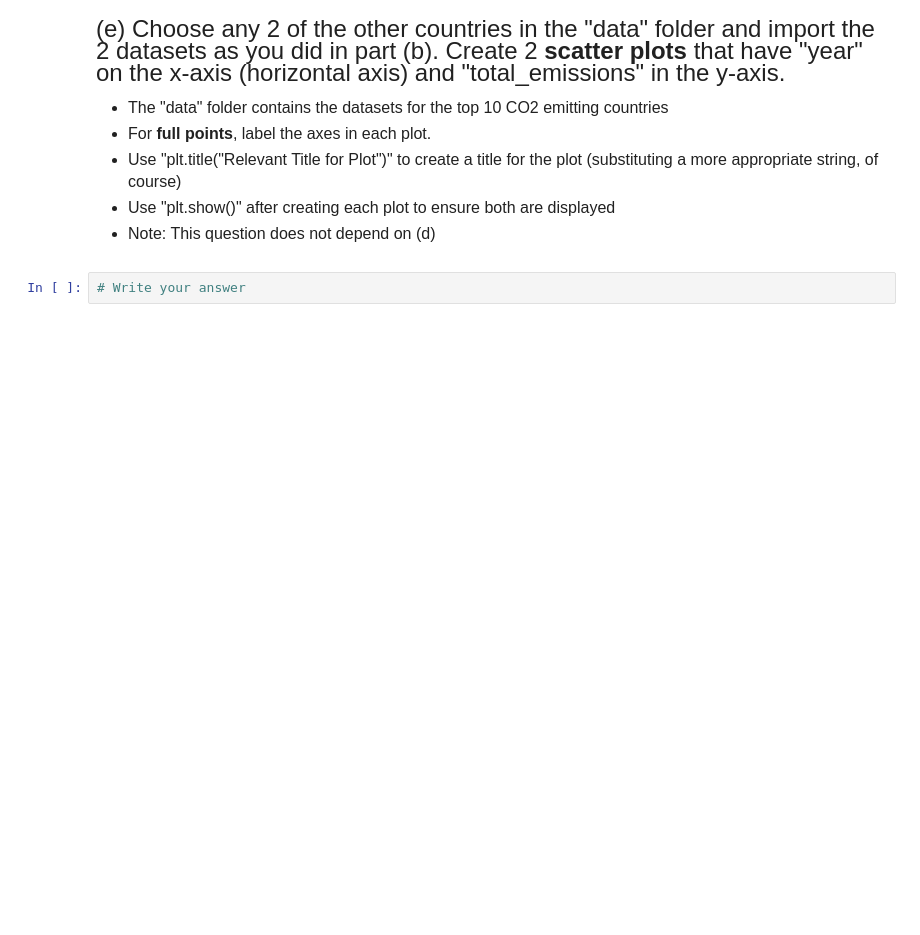
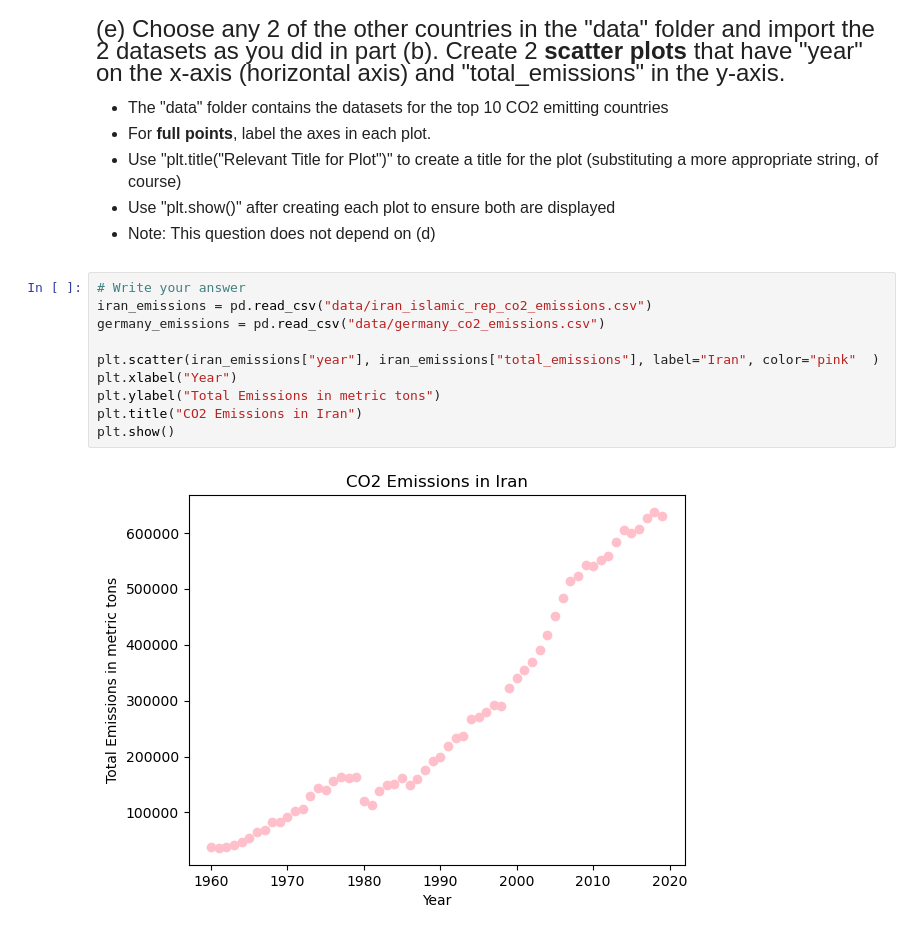
Before and after one commit to Maimunatu30/qtm151fall2025, a Jupyter notebook: Assignments/assignment_2/Assignment2.ipynb, the cells around one changed output. Saved outputs shown, nothing was run; the diff lists cells and outputs as text; blank space fills up the shorter version.

```diff
--- a/Assignments/assignment_2/Assignment2.ipynb
+++ b/Assignments/assignment_2/Assignment2.ipynb
@@ -90,5 +113,15 @@ on the x-axis (horizontal axis) and "total_emissions" in the y-axis.
 - Use "plt.title("Relevant Title for Plot")" to create a title for the plot (substituting a more appropriate string, of course)
 - Use "plt.show()" after creating each plot to ensure both are displayed
 - Note: This question does not depend on (d)
-# %%
-# Write your answer
+# %%
+# Write your answer
+iran_emissions = pd.read_csv("data/iran_islamic_rep_co2_emissions.csv")
+germany_emissions = pd.read_csv("data/germany_co2_emissions.csv")
+
+plt.scatter(iran_emissions["year"], iran_emissions["total_emissions"], label="Iran", color="pink"  )
+plt.xlabel("Year")
+plt.ylabel("Total Emissions in metric tons")
+plt.title("CO2 Emissions in Iran")
+plt.show()
+# %% [output]
+[figure, added]
```
Also changed, not shown: parts of 5 cells of this notebook, 2 other files.
